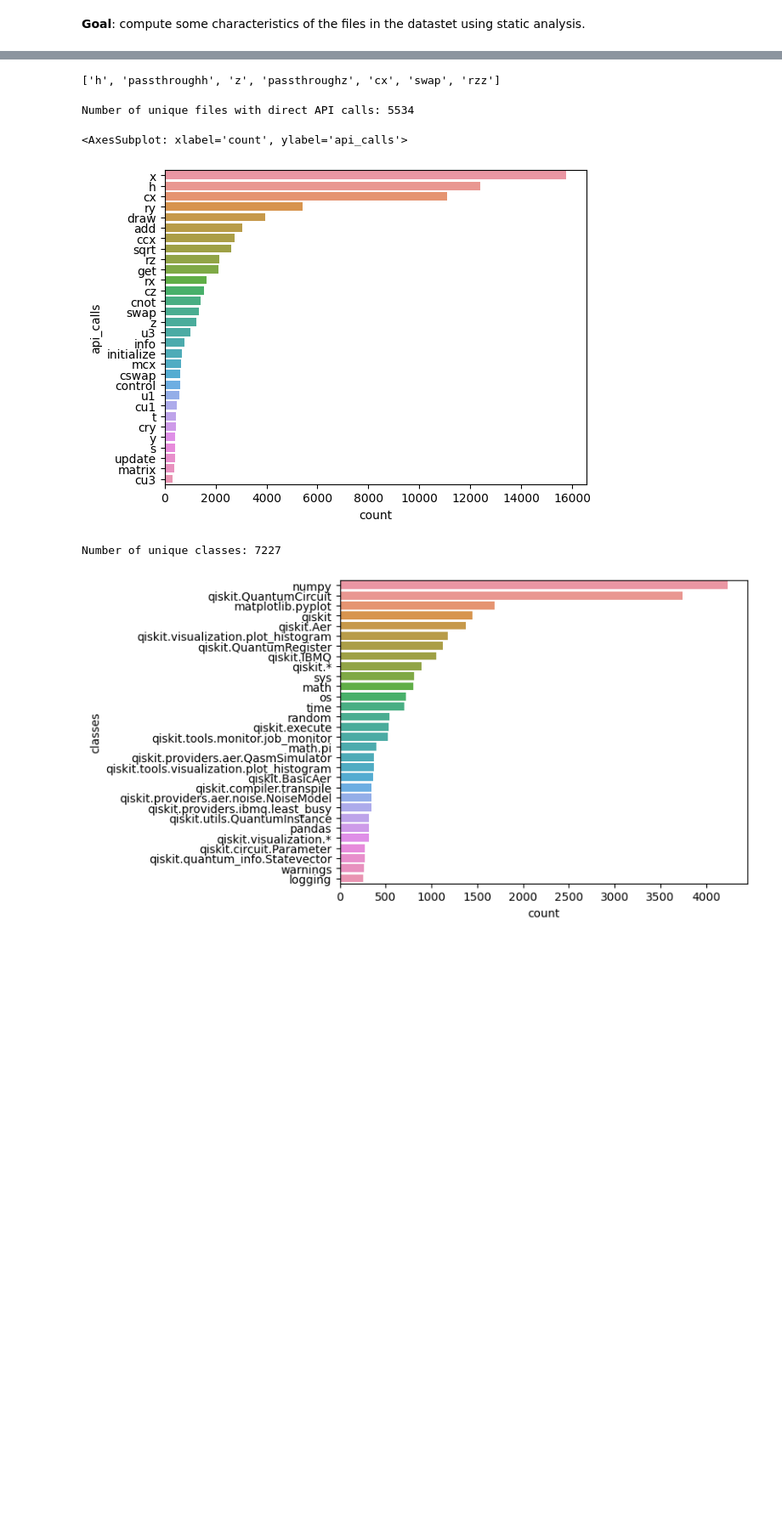
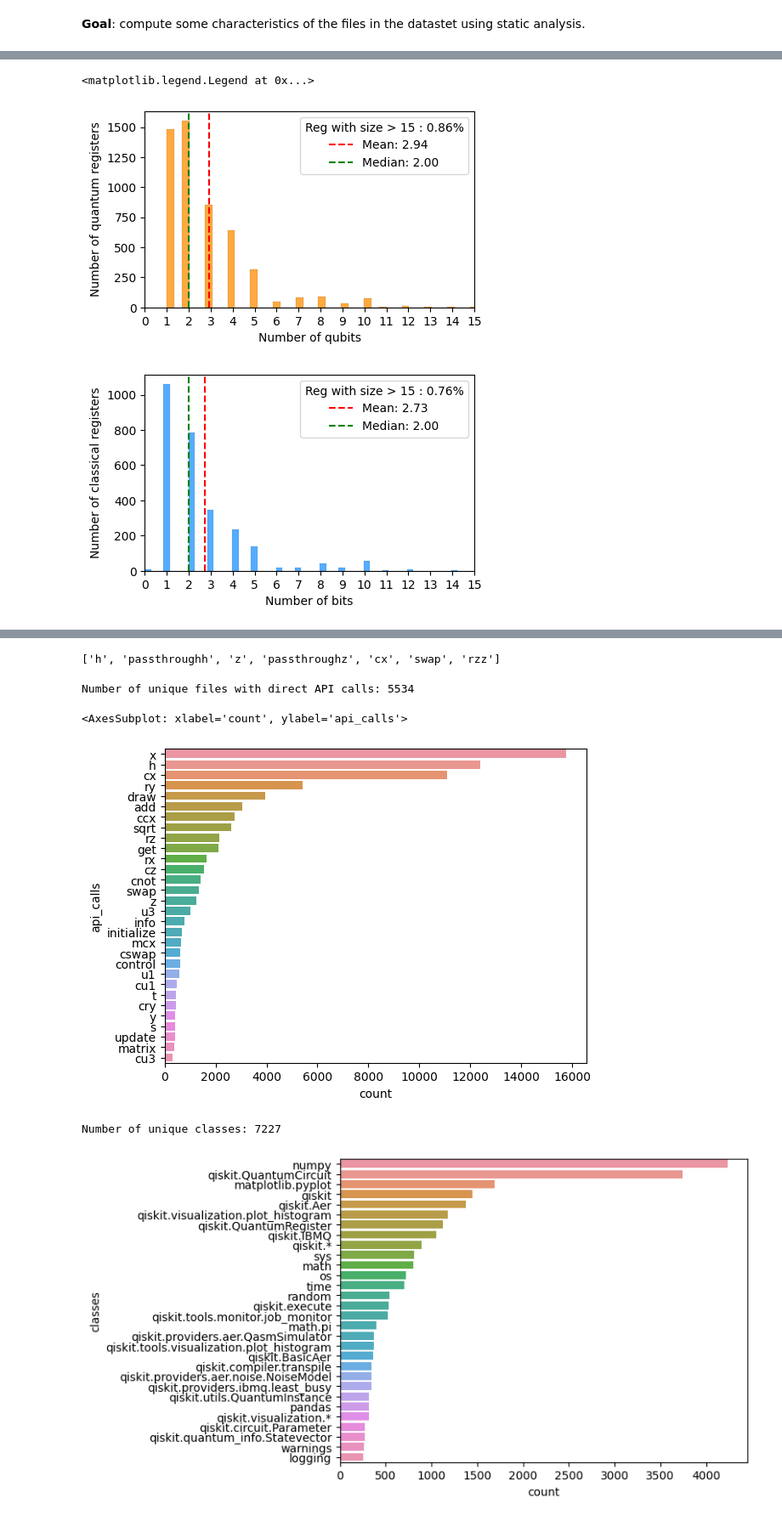
Before and after one commit to sola-st/LintQ, a Jupyter notebook: notebooks/13_EDA_Dataset_LintQ.ipynb, the cells around one changed output, grey strips where cells are left out. Shown at 85% size. Cells and saved outputs as stored; diff of their text form; code cells hidden in the pictures; blank space fills up the shorter version.

```diff
--- a/notebooks/13_EDA_Dataset_LintQ.ipynb
+++ b/notebooks/13_EDA_Dataset_LintQ.ipynb
@@ -223,0 +246,16 @@ df_api_calls.head()
+# %%
+# separate the pairs in the register_sizes in two columns
+# e.g. register_size: [4, q] -> n_qubits: 4, reg_type: quantum
+# c -> classical
+
+df_register_sizes['size'] = df_register_sizes['register_size'].apply(lambda x: x[0])
+df_register_sizes['reg_type'] = df_register_sizes['register_size'].apply(lambda x: x[1])
+# df_register_sizes = df_register_sizes.drop(columns=['register_size'])
+df_register_sizes['is_size_an_int'] = df_register_sizes['size'].apply(lambda x: isinstance(x, int))
+count = df_register_sizes['is_size_an_int'].value_counts()
+# filter only true
+df_register_sizes = df_register_sizes[df_register_sizes['is_size_an_int'] == True]
+# cast to int
+df_register_sizes['size'] = df_register_sizes['size'].astype(int)
+print(f'Number of files with integer size: {count}')
+df_register_sizes.head()
@@ -254,0 +459,57 @@ Number of unique files with API calls containing "Gate": 574
+# %%
+df_quantum_registers = df_register_sizes[df_register_sizes['reg_type'] == 'q']
+df_classical_registers = df_register_sizes[df_register_sizes['reg_type'] == 'c']
+
+CAP_VALUE = 15
+
+# quantum registers
+# count the number of files with more than CAP_VALUE
+n_reg_larger_than_cap = df_quantum_registers[
+    df_quantum_registers['size'] > CAP_VALUE].shape[0]
+perc_reg_larger_than_cap = n_reg_larger_than_cap / df_quantum_registers.shape[0] * 100
+print(f"\\newcommand{{\\nQuantumRegLargerThanCap}}{{{n_reg_larger_than_cap}}}")
+print(f"\\newcommand{{\\percQuantumRegLargerThanCap}}{{{perc_reg_larger_than_cap:.2f}\%}}")
+
+fig, ax = plot_histogram_of(
+    column='size',
+    df=df_quantum_registers,
+    latex_variable_name='QuantumRegisterSize',
+    color='darkorange',
+    x_label='Number of qubits',
+    y_label='Number of quantum registers',
+)
+ax.set_xlim(0, CAP_VALUE)
+ax.set_xticks(range(0, CAP_VALUE + 1, 1))
+ax.set_xticklabels(range(0, CAP_VALUE + 1, 1))
+# write the percentage of registers with size larger than CAP_VALUE in legend
+ax.legend(
+    title=f"Reg with size > {CAP_VALUE} : {perc_reg_larger_than_cap:.2f}%",
+    loc='upper right',
+)
+
+# classical registers
+# count the number of files with more than CAP_VALUE
+n_reg_larger_than_cap = df_classical_registers[
+    df_classical_registers['size'] > CAP_VALUE].shape[0]
+perc_reg_larger_than_cap = n_reg_larger_than_cap / df_classical_registers.shape[0] * 100
+print(f"\\newcommand{{\\nClassicalRegLargerThanCap}}{{{n_reg_larger_than_cap}}}")
+print(f"\\newcommand{{\\percClassicalRegLargerThanCap}}{{{perc_reg_larger_than_cap:.2f}\%}}")
+
+
+fig, ax = plot_histogram_of(
+    column='size',
+    df=df_classical_registers,
+    latex_variable_name='ClassicalRegisterSize',
+    color='dodgerblue',
+    x_label='Number of bits',
+    y_label='Number of classical registers',
+)
+ax.set_xlim(0, CAP_VALUE)
+ax.set_xticks(range(0, CAP_VALUE + 1, 1))
+ax.set_xticklabels(range(0, CAP_VALUE + 1, 1))
+# write the percentage of registers with size larger than CAP_VALUE in legend
+ax.legend(
+    title=f"Reg with size > {CAP_VALUE} : {perc_reg_larger_than_cap:.2f}%",
+    loc='upper right',
+)
+# %% [output]
@@ -254,0 +524,3 @@ Number of unique files with API calls containing "Gate": 574
+<matplotlib.legend.Legend at 0x...>
+[figure, added]
+[figure, added]
```
Also changed, not shown: parts of 17 cells of this notebook, 1 other file.
